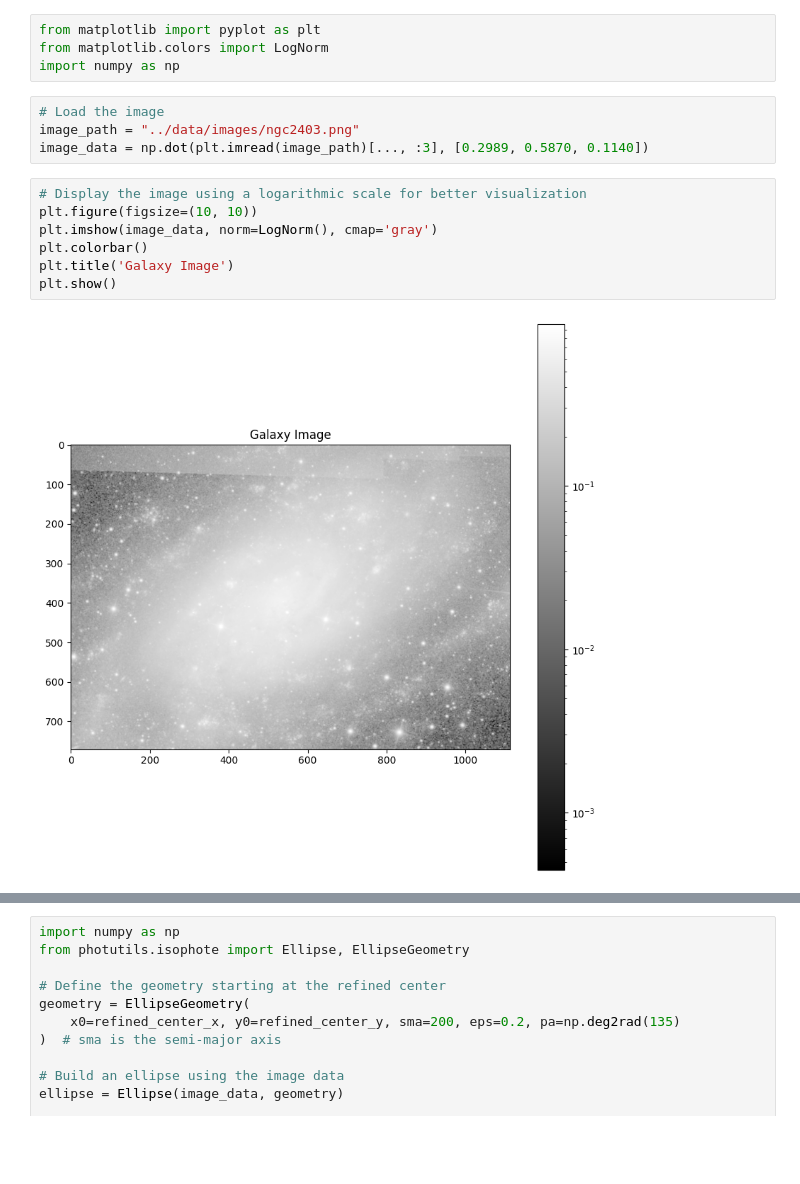
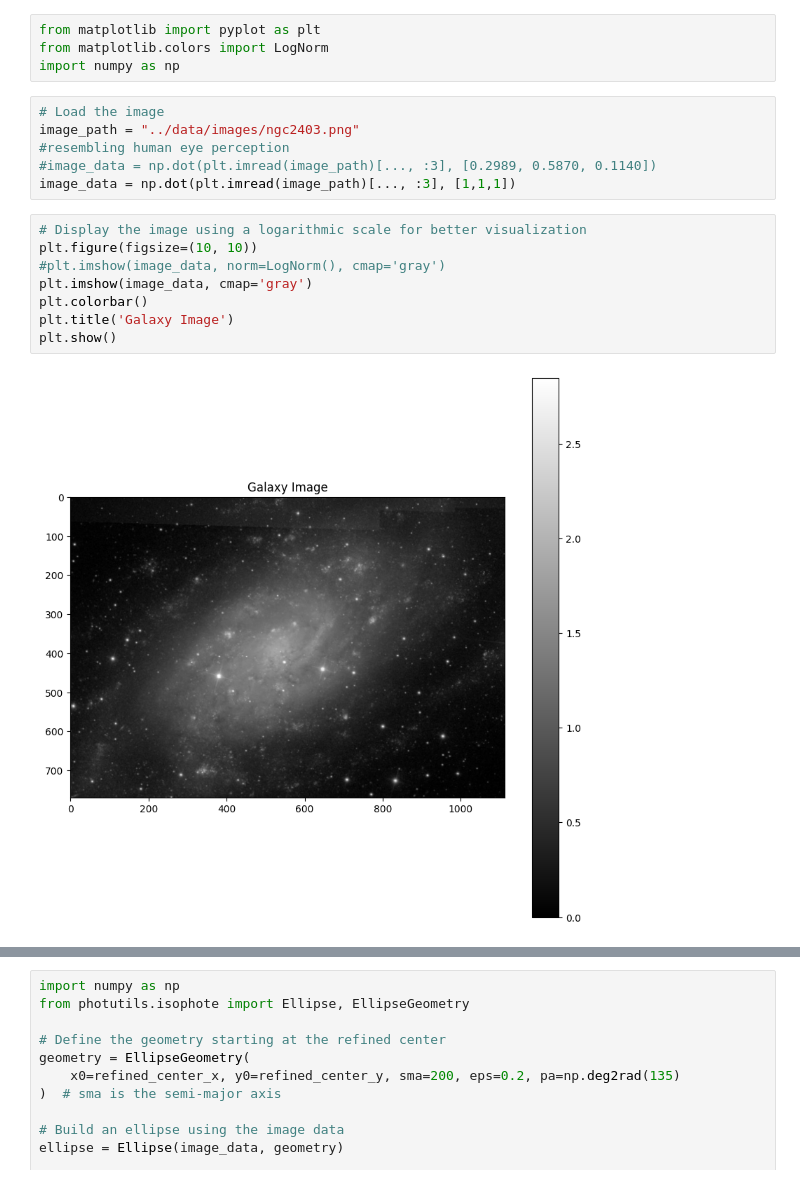
Before and after one commit to santortiz/parcial_galaxias, a Jupyter notebook: notebooks/1.ipynb, the cells around one changed output, grey strips where cells are left out. Cells and saved outputs as stored; diff of their text form; blank space fills up the shorter version.

```diff
--- a/notebooks/1.ipynb
+++ b/notebooks/1.ipynb
@@ -5,14 +5,17 @@ import numpy as np
 # %%
 # Load the image
 image_path = "../data/images/ngc2403.png"
-image_data = np.dot(plt.imread(image_path)[..., :3], [0.2989, 0.5870, 0.1140])
+#resembling human eye perception
+#image_data = np.dot(plt.imread(image_path)[..., :3], [0.2989, 0.5870, 0.1140])
+image_data = np.dot(plt.imread(image_path)[..., :3], [1,1,1])
 # %%
 # Display the image using a logarithmic scale for better visualization
 plt.figure(figsize=(10, 10))
-plt.imshow(image_data, norm=LogNorm(), cmap='gray')
+#plt.imshow(image_data, norm=LogNorm(), cmap='gray')
+plt.imshow(image_data, cmap='gray')
 plt.colorbar()
 plt.title('Galaxy Image')
 plt.show()
 # %% [output]
-[figure, old version]
+[figure, new version]
 # %%
```
Also changed, not shown: parts of 19 cells of this notebook, 7 other files.
